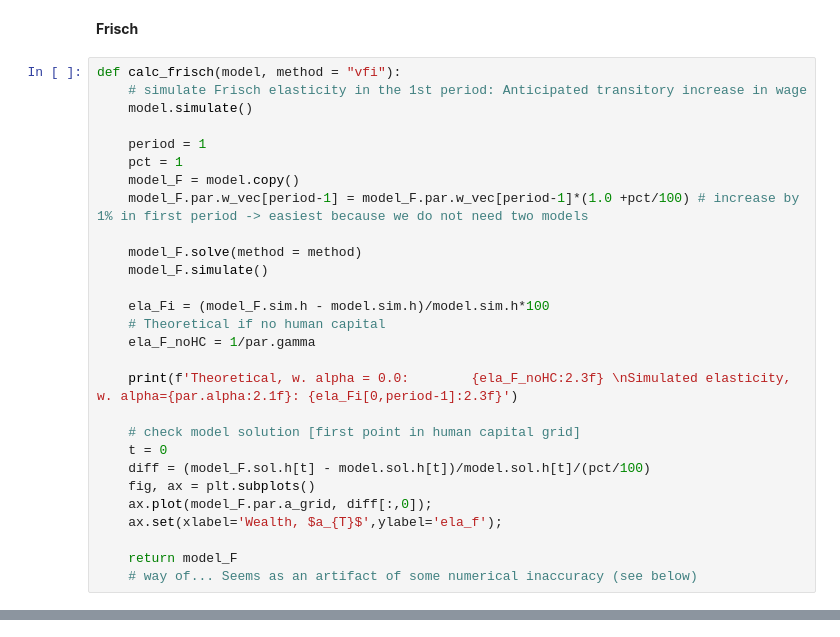
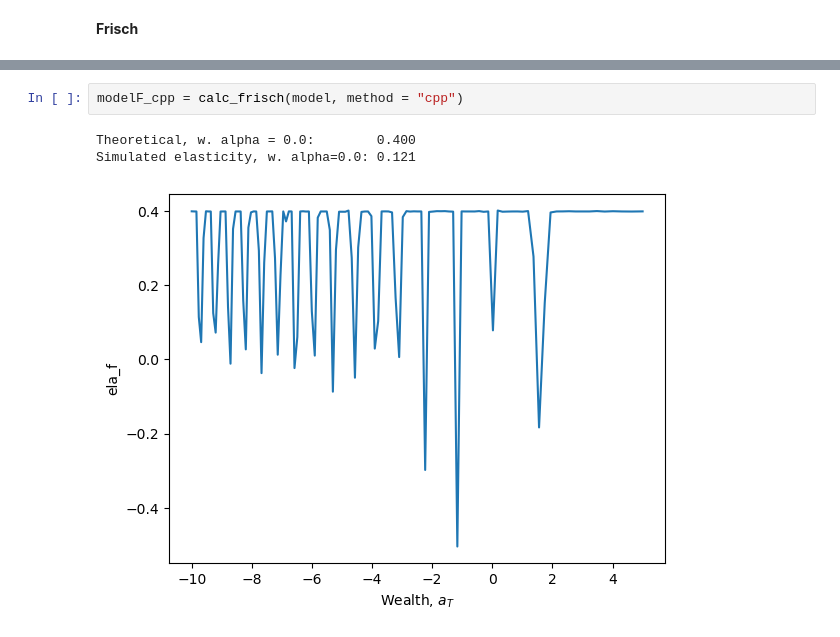
Before and after one commit to Goldfield1/HouseholdBehaviorTest, a Jupyter notebook: 01. Dynamic Labor Model.ipynb, the cells around one changed output, grey strips where cells are left out. Saved outputs shown, nothing was run; the diff lists cells and outputs as text.

```diff
--- a/01. Dynamic Labor Model.ipynb
+++ b/01. Dynamic Labor Model.ipynb
@@ -232,30 +258,2 @@ plt.plot(model.sim.a[0,:],label='Simulated')
 # %% [markdown]
 **Frisch**
-# %%
-def calc_frisch(model, method = "vfi"):
-    # simulate Frisch elasticity in the 1st period: Anticipated transitory increase in wage
-    model.simulate()
-
-    period = 1
-    pct = 1
-    model_F = model.copy()
-    model_F.par.w_vec[period-1] = model_F.par.w_vec[period-1]*(1.0 +pct/100) # increase by 1% in first period -> easiest because we do not need two models
-
-    model_F.solve(method = method)
-    model_F.simulate()
-
-    ela_Fi = (model_F.sim.h - model.sim.h)/model.sim.h*100
-    # Theoretical if no human capital
-    ela_F_noHC = 1/par.gamma
-
-    print(f'Theoretical, w. alpha = 0.0:        {ela_F_noHC:2.3f} \nSimulated elasticity, w. alpha={par.alpha:2.1f}: {ela_Fi[0,period-1]:2.3f}')
-
-    # check model solution [first point in human capital grid]
-    t = 0
-    diff = (model_F.sol.h[t] - model.sol.h[t])/model.sol.h[t]/(pct/100)
-    fig, ax = plt.subplots()
-    ax.plot(model_F.par.a_grid, diff[:,0]);
-    ax.set(xlabel='Wealth, $a_{T}$',ylabel='ela_f');
-
-    return model_F
-    # way of... Seems as an artifact of some numerical inaccuracy (see below)
@@ -308,0 +260,6 @@ Simulated elasticity, w. alpha=0.0: 0.307
+# %%
+modelF_cpp = calc_frisch(model, method = "cpp")
+# %% [output]
+Theoretical, w. alpha = 0.0:        0.400
+Simulated elasticity, w. alpha=0.0: 0.121
+[figure, added]
```
Also changed, not shown: parts of 31 cells of this notebook, 7 other files.
